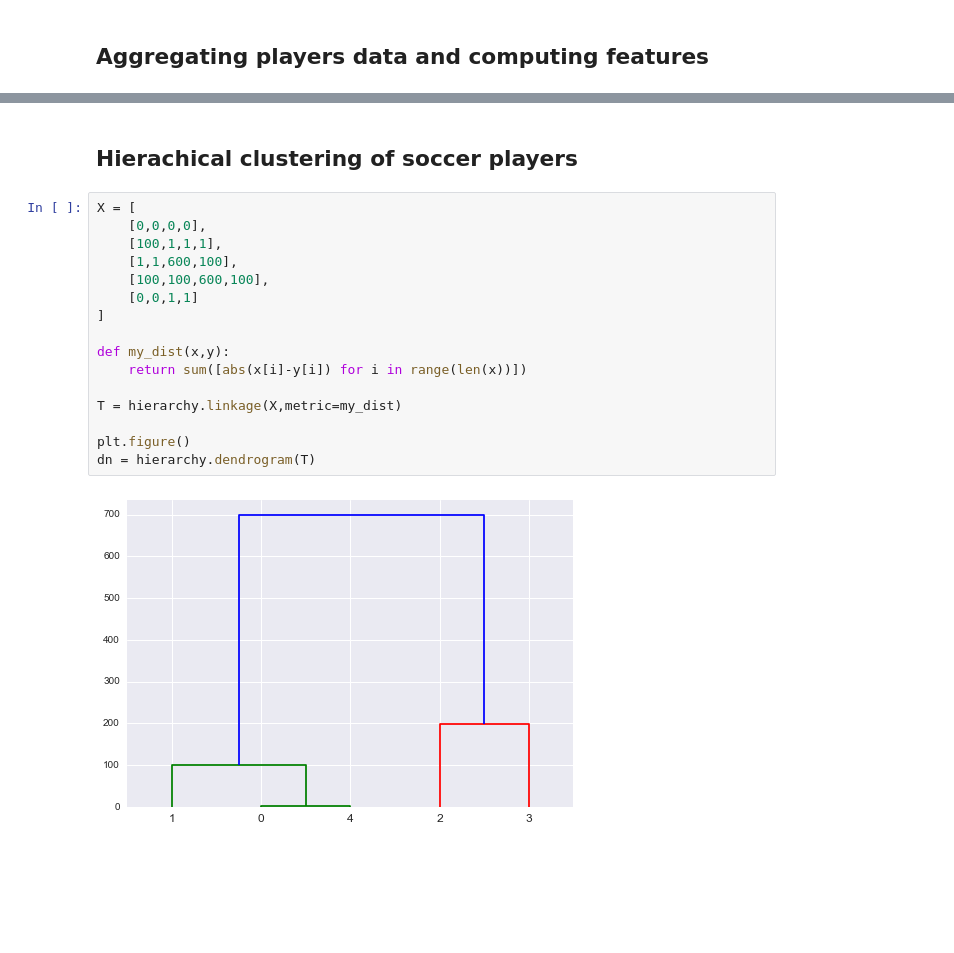
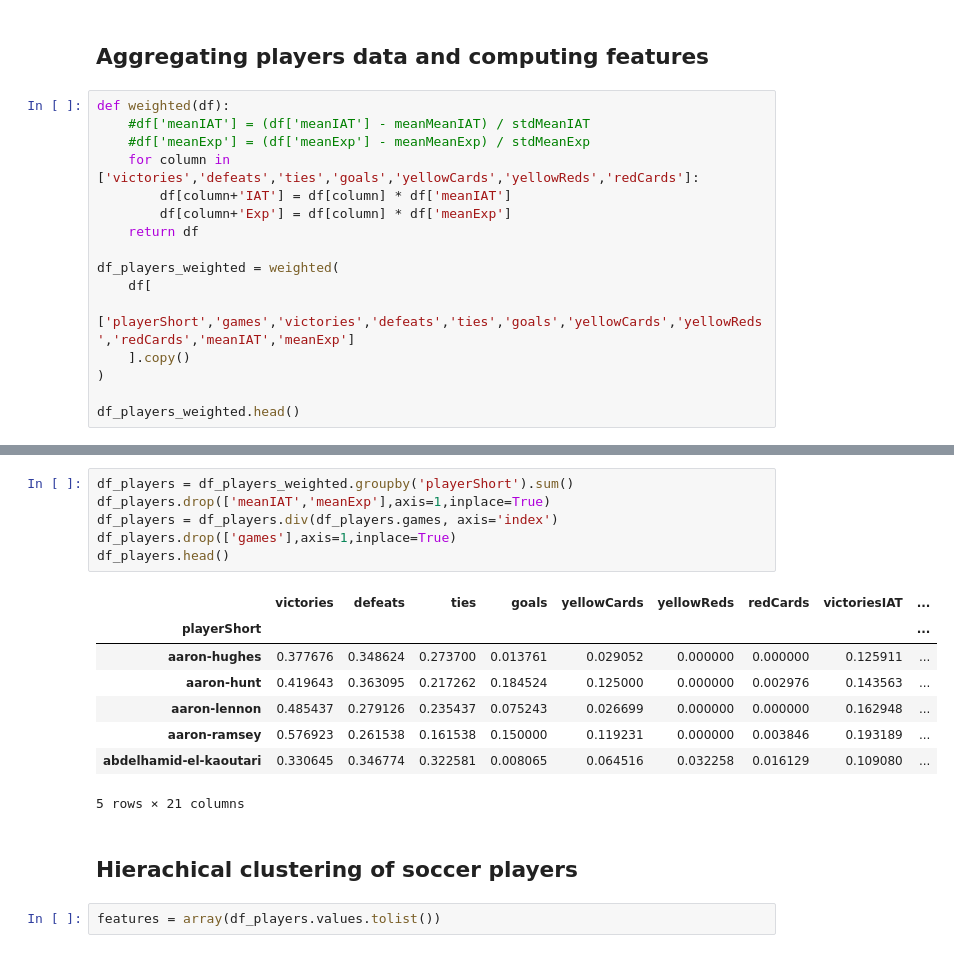
Before and after one commit to lfaucon/ada-homeworks, a Jupyter notebook: Homework_4/Homework4_Question2.ipynb, the cells around one changed output, grey strips where cells are left out. Drawn from its saved outputs; the diff is of its cells as text; blank space fills up the shorter version.

```diff
--- a/Homework_4/Homework4_Question2.ipynb
+++ b/Homework_4/Homework4_Question2.ipynb
@@ -65,3 +68,19 @@ fig.canvas.draw()
 [figure]
 # %% [markdown]
 ## Aggregating players data and computing features
+# %%
+def weighted(df):
+    #df['meanIAT'] = (df['meanIAT'] - meanMeanIAT) / stdMeanIAT
+    #df['meanExp'] = (df['meanExp'] - meanMeanExp) / stdMeanExp
+    for column in ['victories','defeats','ties','goals','yellowCards','yellowReds','redCards']:
+        df[column+'IAT'] = df[column] * df['meanIAT']
+        df[column+'Exp'] = df[column] * df['meanExp']
+    return df
+
+df_players_weighted = weighted(
+    df[
+        ['playerShort','games','victories','defeats','ties','goals','yellowCards','yellowReds','redCards','meanIAT','meanExp']
+    ].copy()
+)
+
+df_players_weighted.head()
@@ -68,20 +95,19 @@ fig.canvas.draw()
+# %%
+df_players = df_players_weighted.groupby('playerShort').sum()
+df_players.drop(['meanIAT','meanExp'],axis=1,inplace=True)
+df_players = df_players.div(df_players.games, axis='index')
+df_players.drop(['games'],axis=1,inplace=True)
+df_players.head()
+# %% [output]
+|  | victories | defeats | ties | goals | yellowCards | yellowReds | redCards | victoriesIAT | ... |
+| playerShort |  |  |  |  |  |  |  |  | ... |
+| aaron-hughes | 0.377676 | 0.348624 | 0.273700 | 0.013761 | 0.029052 | 0.000000 | 0.000000 | 0.125911 | ... |
+| aaron-hunt | 0.419643 | 0.363095 | 0.217262 | 0.184524 | 0.125000 | 0.000000 | 0.002976 | 0.143563 | ... |
+| aaron-lennon | 0.485437 | 0.279126 | 0.235437 | 0.075243 | 0.026699 | 0.000000 | 0.000000 | 0.162948 | ... |
+| aaron-ramsey | 0.576923 | 0.261538 | 0.161538 | 0.150000 | 0.119231 | 0.000000 | 0.003846 | 0.193189 | ... |
+| abdelhamid-el-kaoutari | 0.330645 | 0.346774 | 0.322581 | 0.008065 | 0.064516 | 0.032258 | 0.016129 | 0.109080 | ... |
+5 rows × 21 columns
 # %% [markdown]
 ## Hierachical clustering of soccer players
-# %%
-X = [
-    [0,0,0,0],
-    [100,1,1,1],
-    [1,1,600,100],
-    [100,100,600,100],
-    [0,0,1,1]
-]
-
-def my_dist(x,y):
-    return sum([abs(x[i]-y[i]) for i in range(len(x))])
-
-T = hierarchy.linkage(X,metric=my_dist)
-
-plt.figure()
-dn = hierarchy.dendrogram(T)
-# %% [output]
-[figure, removed]
+# %%
+features = array(df_players.values.tolist())
```
Also changed, not shown: parts of 6 cells of this notebook.
